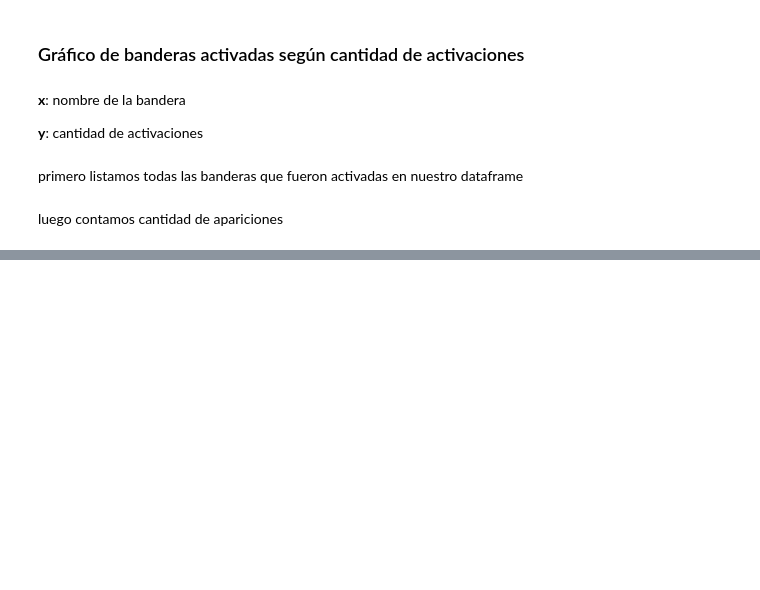
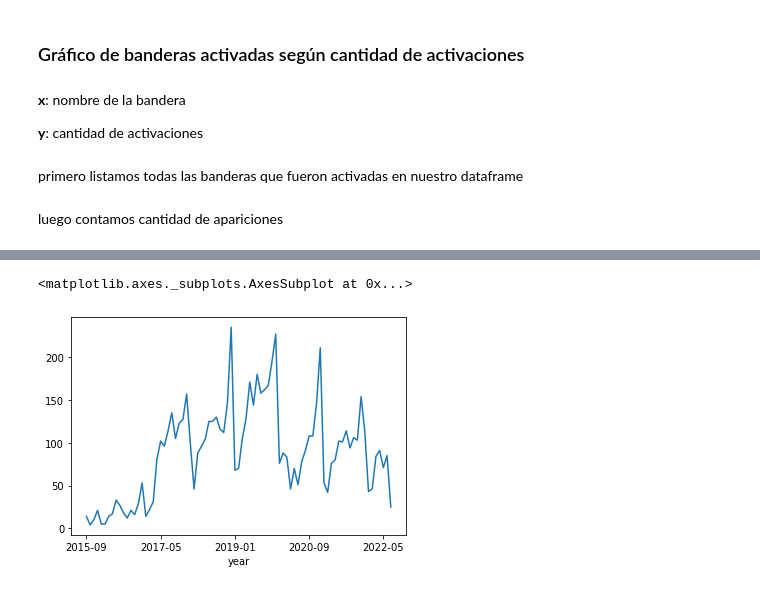
Before and after one commit to matiaslopezs/analisisComplaints, a Jupyter notebook: AnalisisComplaints.ipynb, the cells around one changed output, grey strips where cells are left out. Drawn from its saved outputs; the diff is of its cells as text; code cells hidden in the pictures; blank space fills up the shorter version.

```diff
--- a/AnalisisComplaints.ipynb
+++ b/AnalisisComplaints.ipynb
@@ -337,0 +324,9 @@ plt.bar(lista_apariciones_band,lista_apariciones_band.keys())
+# %%
+banderas_complaints_merge = complaints_merge.merge(grouped_banderas, how='left',left_on='Open Contracting ID', right_on='compiledRelease/id')
+banderas_complaints_merge = banderas_complaints_merge.drop([7343, 7343])
+banderas_complaints_merge['year'] = banderas_complaints_merge.apply(lambda x: x['compiledRelease/complaints/0/date'][0:7], axis=1)
+df_to_plot = banderas_complaints_merge.groupby(['year']).size()
+df_to_plot.plot(kind = 'line')
+# %% [output]
+<matplotlib.axes._subplots.AxesSubplot at 0x...>
+[figure, added]
```
Also changed, not shown: parts of 4 cells of this notebook.
